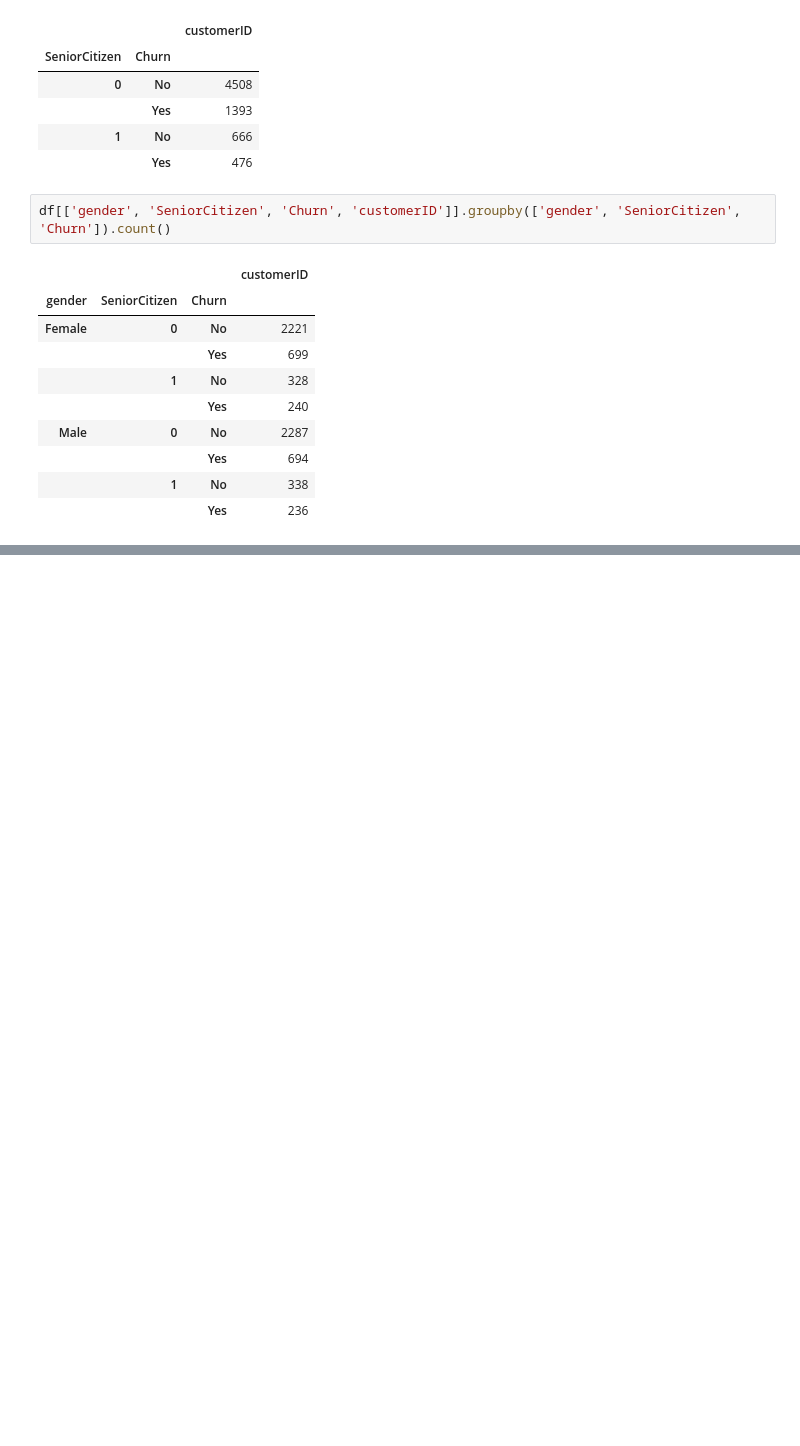
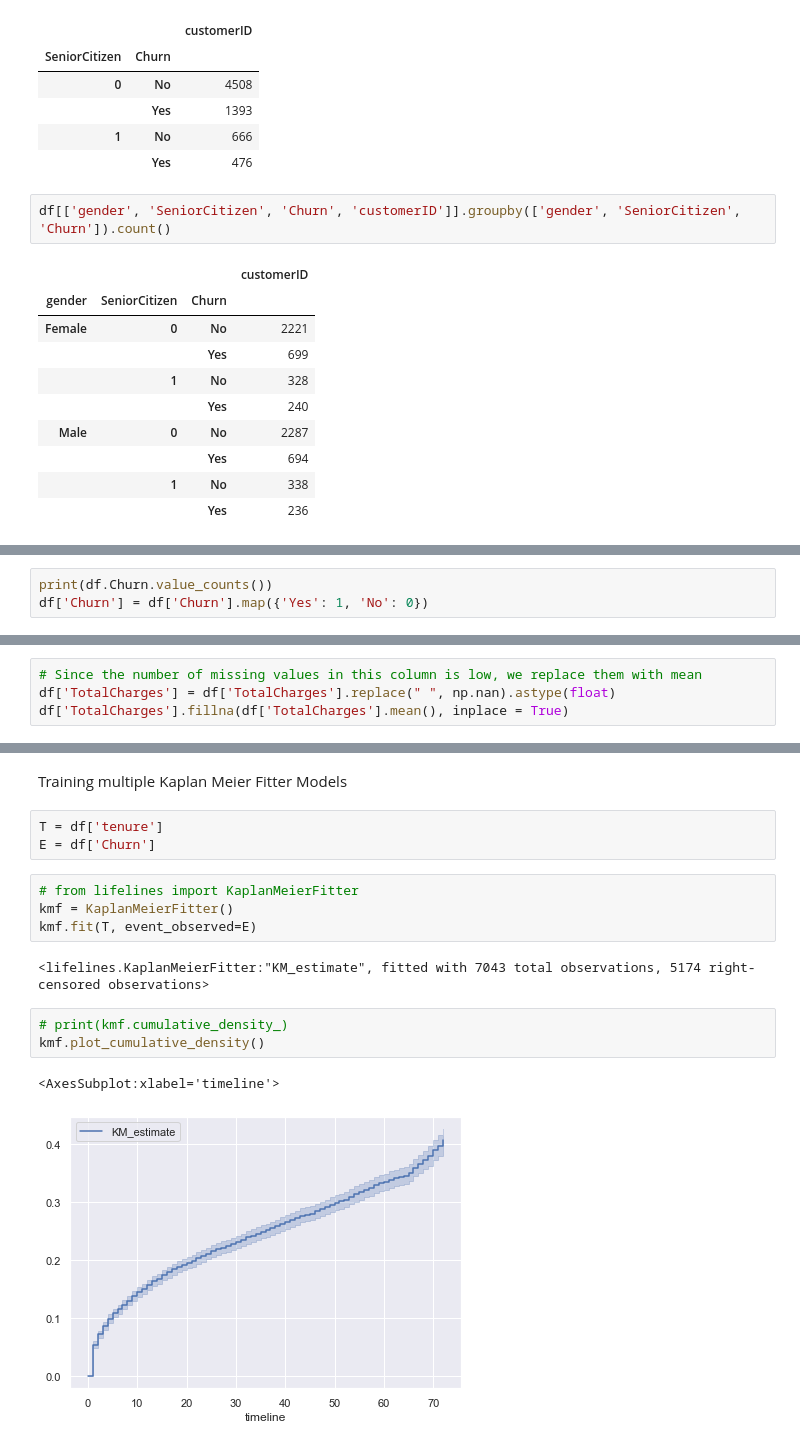
Before and after one commit to ngocdung03/kaggle-masterclass, a Jupyter notebook: Project 4/project4-customerchurn.ipynb, the cells around one changed output, grey strips where cells are left out. Drawn from its saved outputs; the diff is of its cells as text; blank space fills up the shorter version.

Commit message:
Kaplan Meier analysis

```diff
--- a/Project 4/project4-customerchurn.ipynb
+++ b/Project 4/project4-customerchurn.ipynb
@@ -408,0 +635,3 @@ df[['gender', 'SeniorCitizen', 'Churn', 'customerID']].groupby(['gender', 'Senio
+# %%
+print(df.Churn.value_counts())
+df['Churn'] = df['Churn'].map({'Yes': 1, 'No': 0})
@@ -408,0 +650,4 @@ df[['gender', 'SeniorCitizen', 'Churn', 'customerID']].groupby(['gender', 'Senio
+# %%
+# Since the number of missing values in this column is low, we replace them with mean
+df['TotalCharges'] = df['TotalCharges'].replace(" ", np.nan).astype(float)
+df['TotalCharges'].fillna(df['TotalCharges'].mean(), inplace = True)
@@ -408,0 +683,17 @@ df[['gender', 'SeniorCitizen', 'Churn', 'customerID']].groupby(['gender', 'Senio
+# %% [markdown]
+Training multiple Kaplan Meier Fitter Models
+# %%
+T = df['tenure']
+E = df['Churn']
+# %%
+# from lifelines import KaplanMeierFitter
+kmf = KaplanMeierFitter()
+kmf.fit(T, event_observed=E)
+# %% [output]
+<lifelines.KaplanMeierFitter:"KM_estimate", fitted with 7043 total observations, 5174 right-censored observations>
+# %%
+# print(kmf.cumulative_density_)
+kmf.plot_cumulative_density()
+# %% [output]
+<AxesSubplot:xlabel='timeline'>
+[figure, added]
```
Also changed, not shown: parts of 58 cells of this notebook.
